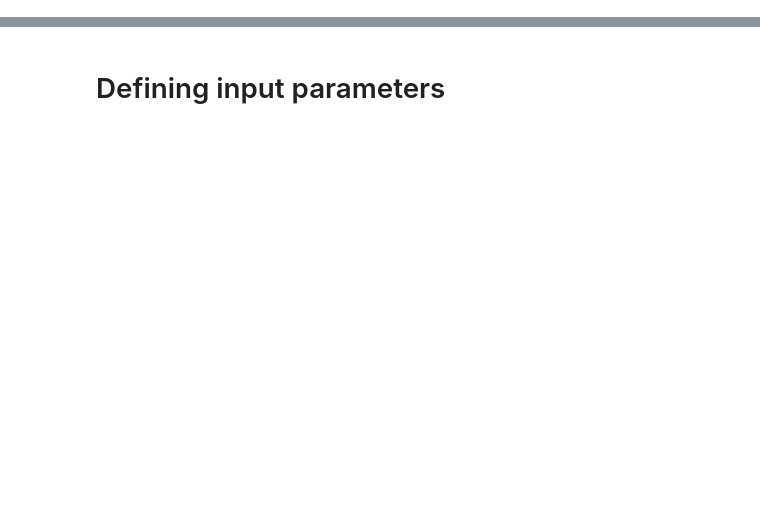
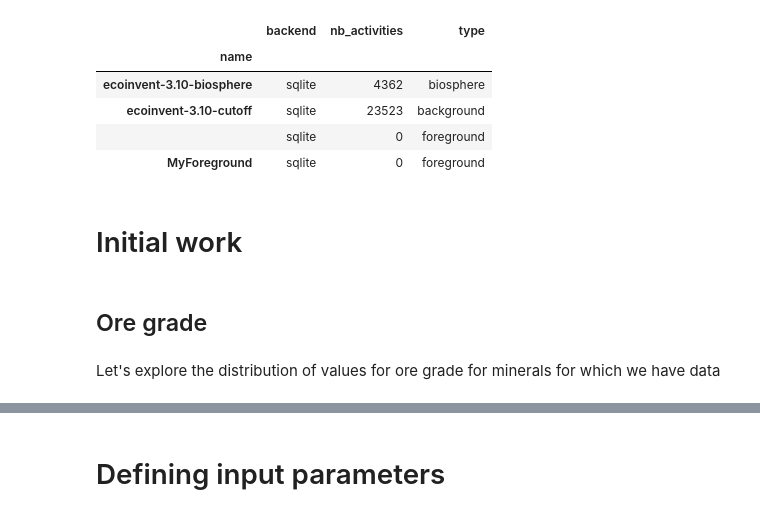
Before and after one commit to marpellan/regional_minerals_sustainability, a Jupyter notebook: 2. LCI_parametrization.ipynb, the cells around one changed output, grey strips where cells are left out. Cells and saved outputs as stored; diff of their text form; code cells hidden in the pictures; blank space fills up the shorter version.

```diff
--- a/2. LCI_parametrization.ipynb
+++ b/2. LCI_parametrization.ipynb
@@ -15,6 +27,7 @@ import os
 # %%
-BW_PROJECT = 'lib_rm' # insert your project name here
+BW_PROJECT = 'lca_algebraic' # insert your project name here
 bd.projects.set_current(BW_PROJECT)
 
 EI_DB = 'ecoinvent-3.10-cutoff' # name of ecoinvent database in your project
-LIB_RM_DB = "LIB raw materials"
+# We use a separate DB for defining our foreground model / activities
+USER_DB = "MyForeground"
@@ -39,0 +34,26 @@ resetParams()
+# %%
+# This is better to cleanup the whole foreground model each time, and redefine it in the notebook (or a python file)
+# instead of relying on a state or previous run.
+# Any persistent state is prone to errors.
+agb.resetDb(USER_DB)
+
+# Parameters are stored at project level :
+# Reset them also
+# You may remove this line if you import a project and parameters from an external source (see loadParam(..))
+agb.resetParams()
+
+# Overview of the databases
+agb.list_databases()
+# %% [output]
+|  | backend | nb_activities | type |
+| name |  |  |  |
+| ecoinvent-3.10-biosphere | sqlite | 4362 | biosphere |
+| ecoinvent-3.10-cutoff | sqlite | 23523 | background |
+|  | sqlite | 0 | foreground |
+| MyForeground | sqlite | 0 | foreground |
+# %% [markdown]
+# Initial work
+# %% [markdown]
+## Ore grade
+# %% [markdown]
+Let's explore the distribution of values for ore grade for minerals for which we have data
```
Also changed, not shown: parts of 48 cells of this notebook, 16 other files.
